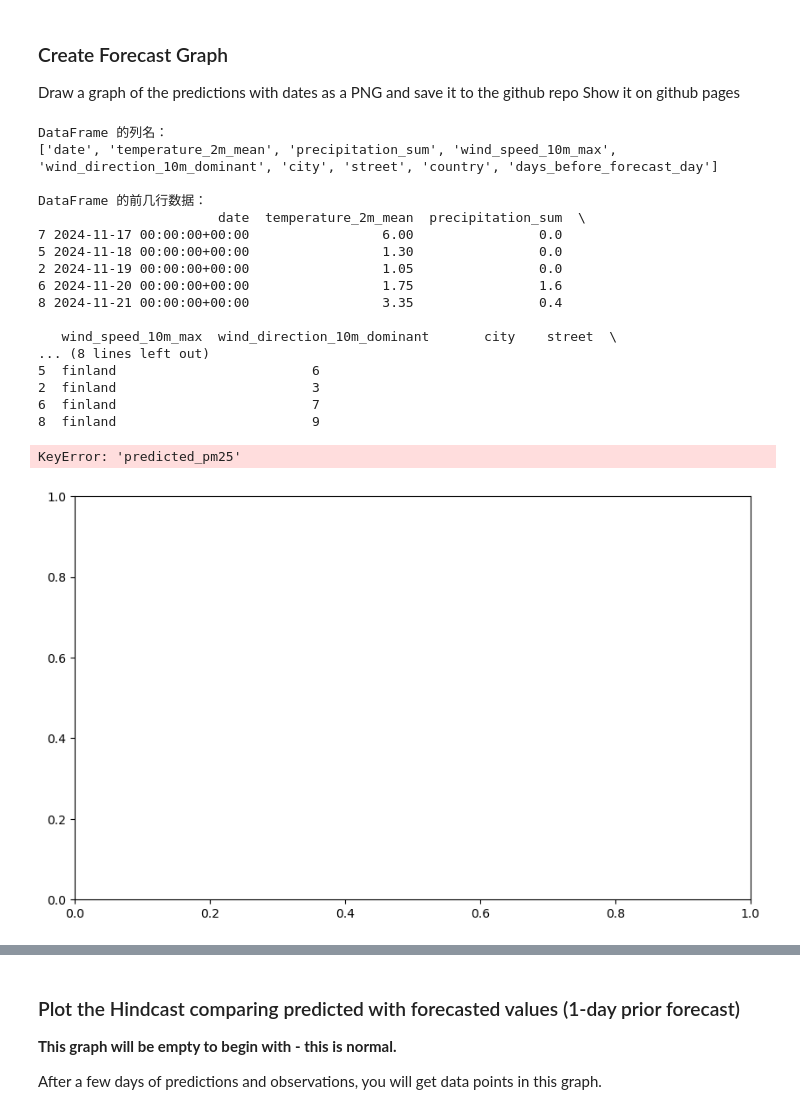
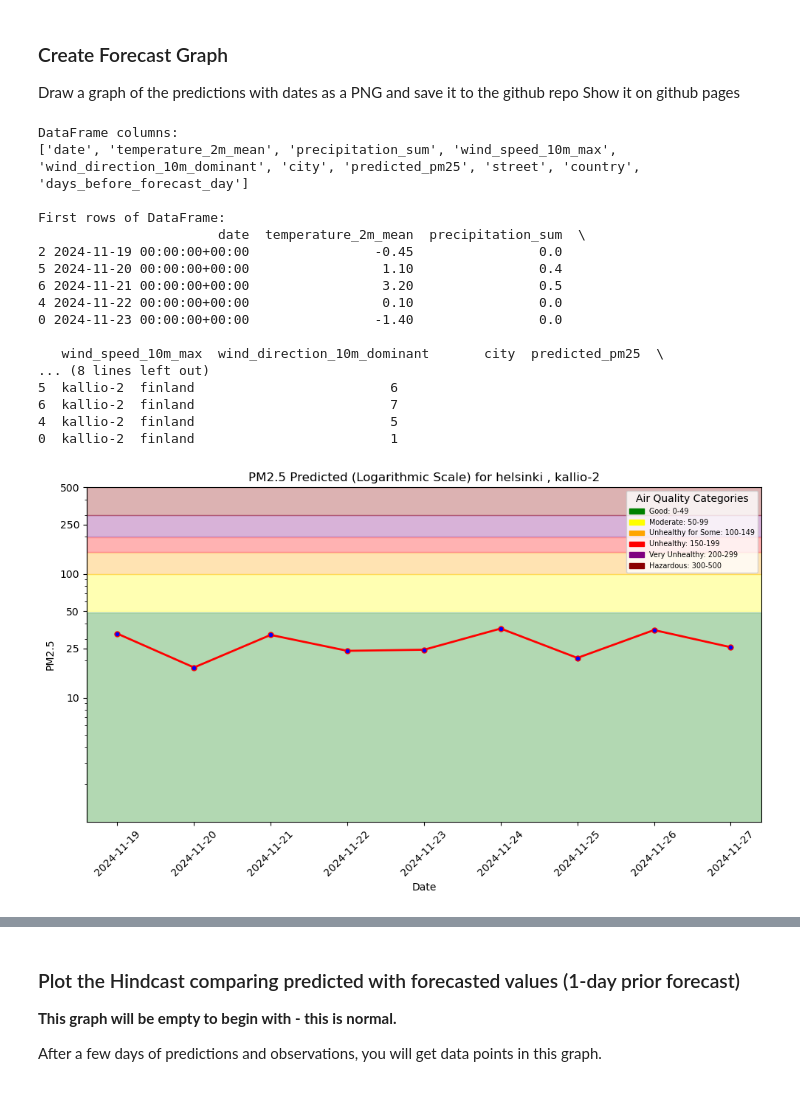
Before and after one commit to featurestorebook/mlfs-book, a Jupyter notebook: notebooks/ch03/4_air_quality_batch_inference.ipynb, the cells around one changed output, grey strips where cells are left out. Drawn from its saved outputs; the diff is of its cells as text; code cells hidden in the pictures.

```diff
--- a/notebooks/ch03/4_air_quality_batch_inference.ipynb
+++ b/notebooks/ch03/4_air_quality_batch_inference.ipynb
@@ -188,35 +193,41 @@ Draw a graph of the predictions with dates as a PNG and save it to the github re
 Show it on github pages
 # %%
 file_path = "../../docs/air-quality/assets/img/pm25_forecast.png"
-# 检查 DataFrame 的列名
-print("DataFrame 的列名：")
+
+# Create directories if they don't exist
+directory = os.path.dirname(file_path)
+if not os.path.exists(directory):
+    os.makedirs(directory)
+
+# Check DataFrame columns
+print("DataFrame columns:")
 print(batch_data.columns.tolist())
 
-# 查看 DataFrame 的前几行数据
-print("\nDataFrame 的前几行数据：")
+# Display first few rows
+print("\nFirst rows of DataFrame:")
 print(batch_data.head())
+
 plt = util.plot_air_quality_forecast(city, street, batch_data, file_path)
 plt.show()
 # %% [output]
-DataFrame 的列名：
-['date', 'temperature_2m_mean', 'precipitation_sum', 'wind_speed_10m_max', 'wind_direction_10m_dominant', 'city', 'street', 'country', 'days_before_forecast_day']
+DataFrame columns:
+['date', 'temperature_2m_mean', 'precipitation_sum', 'wind_speed_10m_max', 'wind_direction_10m_dominant', 'city', 'predicted_pm25', 'street', 'country', 'days_before_forecast_day']
 
-DataFrame 的前几行数据：
+First rows of DataFrame:
                        date  temperature_2m_mean  precipitation_sum  \
-7 2024-11-17 00:00:00+00:00                 6.00                0.0
-5 2024-11-18 00:00:00+00:00                 1.30                0.0
-2 2024-11-19 00:00:00+00:00                 1.05                0.0
-6 2024-11-20 00:00:00+00:00                 1.75                1.6
-8 2024-11-21 00:00:00+00:00                 3.35                0.4
+2 2024-11-19 00:00:00+00:00                -0.45                0.0
+5 2024-11-20 00:00:00+00:00                 1.10                0.4
+6 2024-11-21 00:00:00+00:00                 3.20                0.5
+4 2024-11-22 00:00:00+00:00                 0.10                0.0
+0 2024-11-23 00:00:00+00:00                -1.40                0.0
 
-   wind_speed_10m_max  wind_direction_10m_dominant       city    street  \
+   wind_speed_10m_max  wind_direction_10m_dominant       city  predicted_pm25  \
 ... (8 lines left out)
-5  finland                         6
-2  finland                         3
-6  finland                         7
-8  finland                         9
+5  kallio-2  finland                         6
+6  kallio-2  finland                         7
+4  kallio-2  finland                         5
+0  kallio-2  finland                         1
-KeyError: 'predicted_pm25'
-[figure, old version]
+[figure, new version]
 # %%
 # Get or create feature group
 monitor_fg = fs.get_or_create_feature_group(
```
Also changed, not shown: parts of 13 cells of this notebook, 4 other files.
